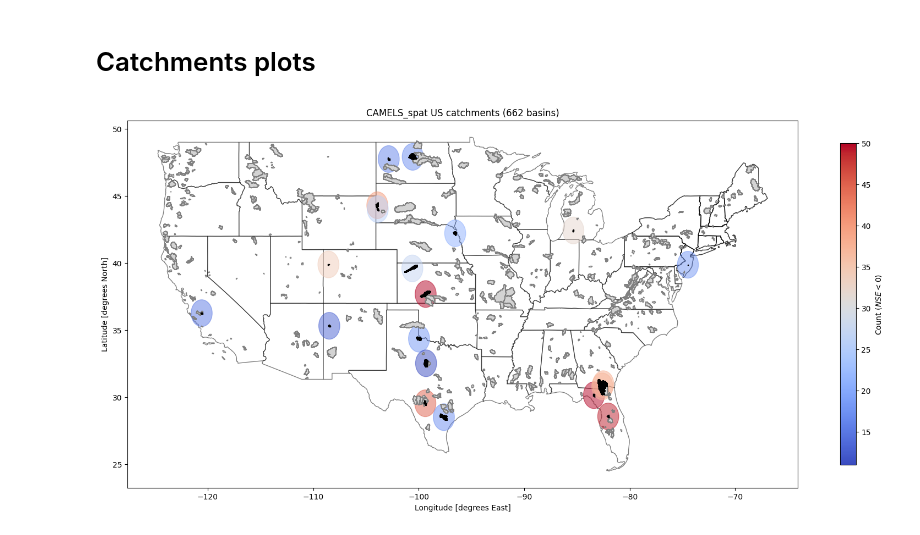
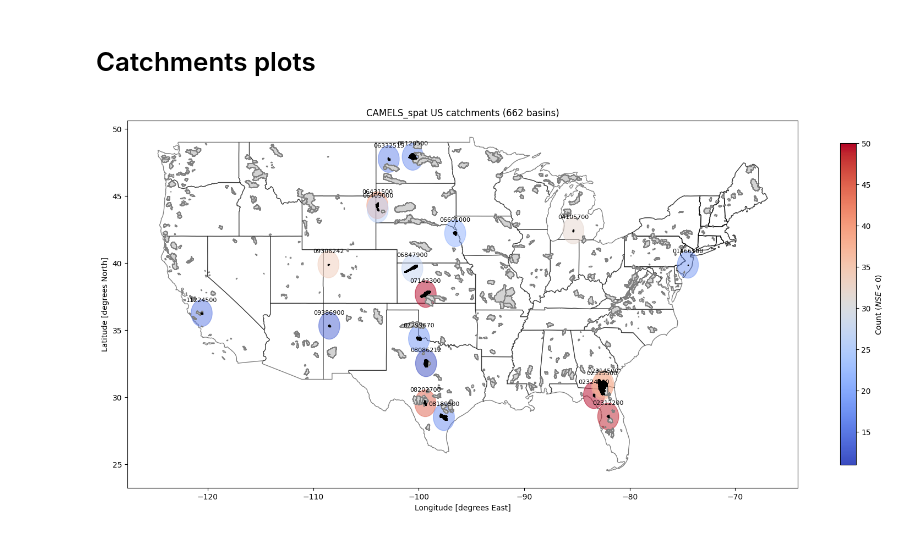
Before and after one commit to jpcurbelo/camels-spat-to-nh, a Jupyter notebook: camels_spat_plots_postprocess.ipynb, the cells around one changed output. Saved outputs shown, nothing was run; the diff lists cells and outputs as text; code cells hidden in the pictures.

```diff
--- a/camels_spat_plots_postprocess.ipynb
+++ b/camels_spat_plots_postprocess.ipynb
@@ -108,31 +105,33 @@ gdf_basins.plot(ax=ax, color='lightgray', edgecolor='gray', linewidth=1, zorder=
 # Highlight bad basins (assuming bad_basins is a list of basin IDs)
 bad_basins_gdf.plot(ax=ax, color='black', edgecolor='black', linewidth=1, zorder=3)
 
 # Normalize the counts for colormap
 norm = Normalize(vmin=bad_basins_df['count'].min(), vmax=bad_basins_df['count'].max())
 # Create a scalar mappable to map counts to colors
 scalar_mappable = ScalarMappable(norm=norm, cmap='coolwarm')
 
 # Iterate over bad basins and plot circles with colormap
 for _, basin in bad_basins_df.iterrows():
     basin_geometry = gdf_basins[gdf_basins['Station_id'] == basin['basin']].geometry
     centroid = basin_geometry.to_crs(common_crs).centroid.values[0]  # Project to common CRS before computing centroid
 
     count_color = scalar_mappable.to_rgba(basin['count'])
     ax.add_patch(plt.Circle((centroid.x, centroid.y), 1.0, color=count_color, alpha=0.5))
+    # Add basin ID as text
+    ax.text(centroid.x, centroid.y+1, basin['basin'], fontsize=8, ha='center', va='center', color='black')
 
 # Add colorbar
 cbar = plt.colorbar(scalar_mappable, ax=ax, shrink=0.5)  # Adjust the shrink value to change the height of the colorbar
 cbar.set_label('Count ($NSE<0$)')
 
 ax.set_title(f"CAMELS_spat US catchments ({len(gdf_basins)} basins)")
 ax.set_xlabel('Longitude [degrees East]')
 ax.set_ylabel('Latitude [degrees North]')
 
 # Layout
 plt.tight_layout()
 
 # Show the plot
 plt.show()
 # %% [output]
-[figure, old version]
+[figure, new version]
```
Also changed, not shown: parts of 1 cell of this notebook, 2 other files.
